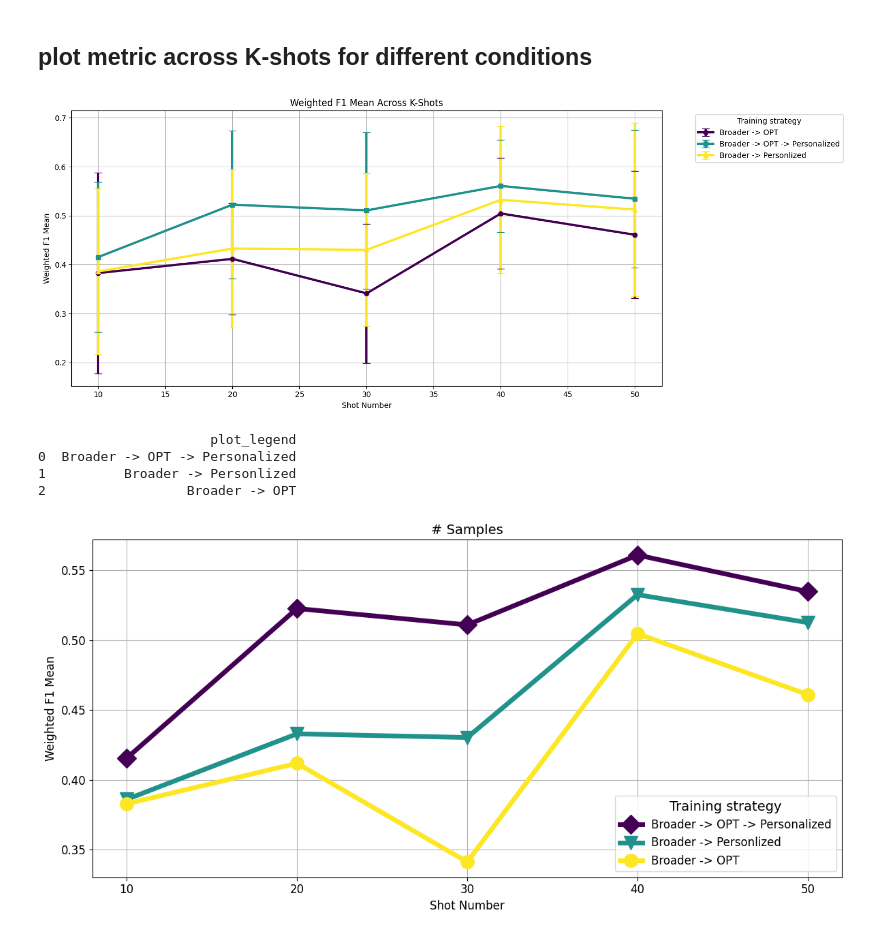
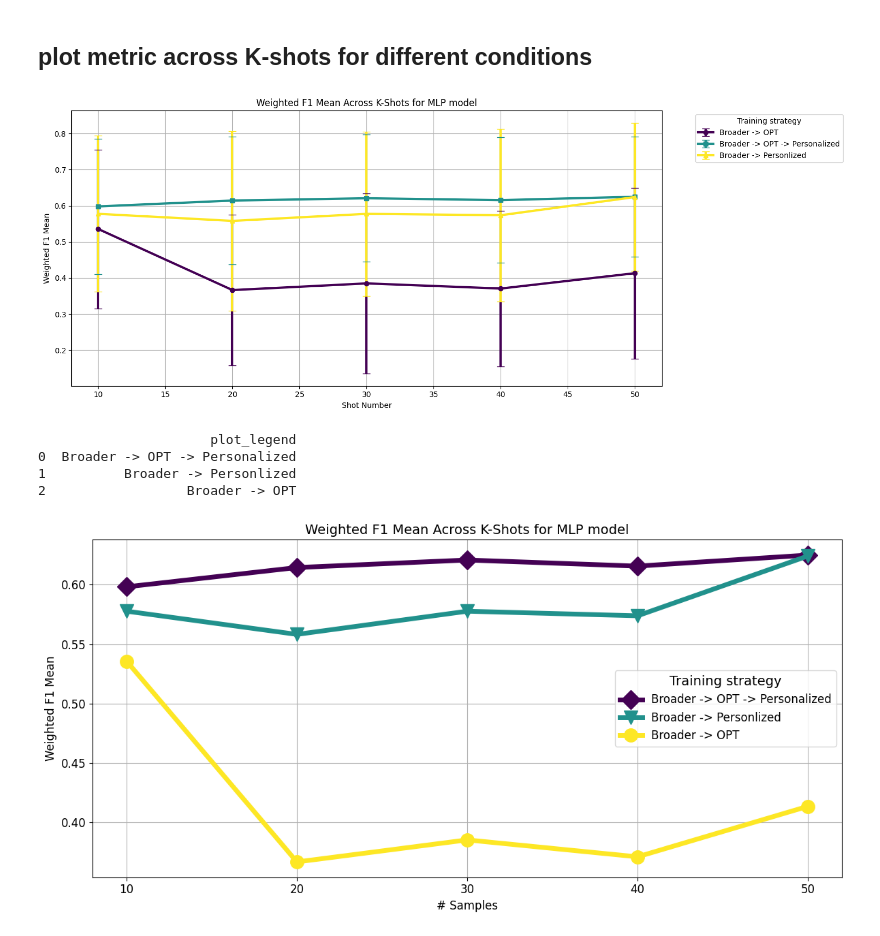
Before and after one commit to h-khayami/ssl-wearables, a Jupyter notebook: plots/K_shot.ipynb, the cells around one changed output. Drawn from its saved outputs; the diff is of its cells as text; code cells hidden in the pictures.

```diff
--- a/plots/K_shot.ipynb
+++ b/plots/K_shot.ipynb
@@ -8,8 +8,10 @@ import matplotlib.pyplot as plt
 import seaborn as sns
 import matplotlib
 # %%
-results_dir = "/home/hossein/ssl-wearables/data/reports/notable_results_Kshot.csv"
+results_dir = "/home/hossein/ssl-wearables/data/reports/notable_results_Kshot_MLP.csv"
+selected_model = "MLP" #"RESNET" # "MLP"
 results = pd.read_csv(results_dir)
+results = results[results["model"]==selected_model]
 results = results.sort_values(by=["plot_legend", "split"])
 print(results.columns)
 print(results["plot_legend"].unique())
@@ -138,7 +140,7 @@ for idx, condition in enumerate(conditions):
 # Add labels, title, and legend
 plt.xlabel('Shot Number')
 plt.ylabel('Weighted F1 Mean')
-plt.title('Weighted F1 Mean Across K-Shots')
+plt.title(f"Weighted F1 Mean Across K-Shots for {selected_model} model")
 plt.legend(title='Training strategy', bbox_to_anchor=(1.05, 1), loc='upper left')
 plt.grid(True)
 plt.tight_layout()
@@ -146,7 +148,7 @@ plt.tight_layout()
 # Show the plot
 plt.show()
 # %% [output]
-[figure, old version]
+[figure, new version]
 # %%
 import matplotlib.pyplot as plt
 from matplotlib.cm import viridis
@@ -176,37 +178,37 @@ for idx, condition in enumerate(conditions):
         x, y,
         marker=markers[idx % len(markers)],
         markersize=14,
         label=condition,
         color=color,
         linewidth=5
     )
 
     # # Shaded area
     # plt.fill_between(
     #     x,
     #     y - std,
     #     y + std,
     #     color=color,
     #     alpha=0.3
     # )
 
 # Labels, title, legend, and layout
 plt.xticks(ticks=list(range(10,60,10)), labels=list(range(10,60,10)))
-plt.xlabel('Shot Number',fontsize=12)
+plt.xlabel('# Samples',fontsize=12)
 plt.ylabel('Weighted F1 Mean', fontsize=12)
-plt.title('# Samples', fontsize=14)
-plt.legend(title='Training strategy', loc='lower right',fontsize=12, title_fontsize=14)
+plt.title(f"Weighted F1 Mean Across K-Shots for {selected_model} model", fontsize=14)
+plt.legend(title='Training strategy', loc='right',fontsize=12, title_fontsize=14)
 plt.xticks(fontsize=12)
 plt.yticks(fontsize=12)
 plt.grid(True)
 plt.tight_layout()
 plt.show()
 # %% [output]
                       plot_legend
 0  Broader -> OPT -> Personalized
 1          Broader -> Personlized
 2                  Broader -> OPT
-[figure, old version]
+[figure, new version]
 # %%
 import re
 def individual_results(df_r, metric, results_dir):
```
Also changed, not shown: parts of 8 cells of this notebook, 6 other files.
